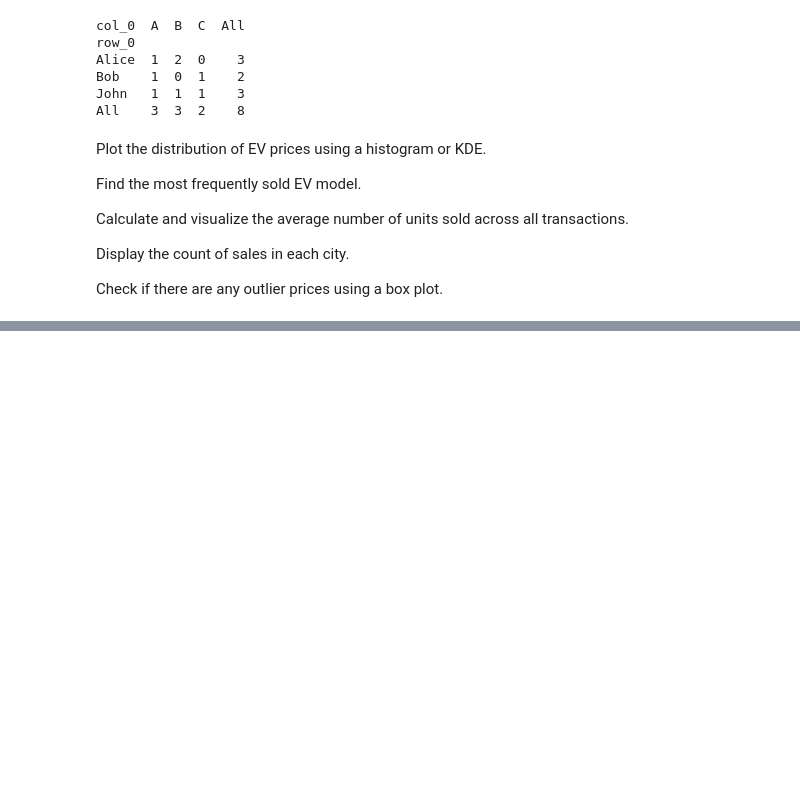
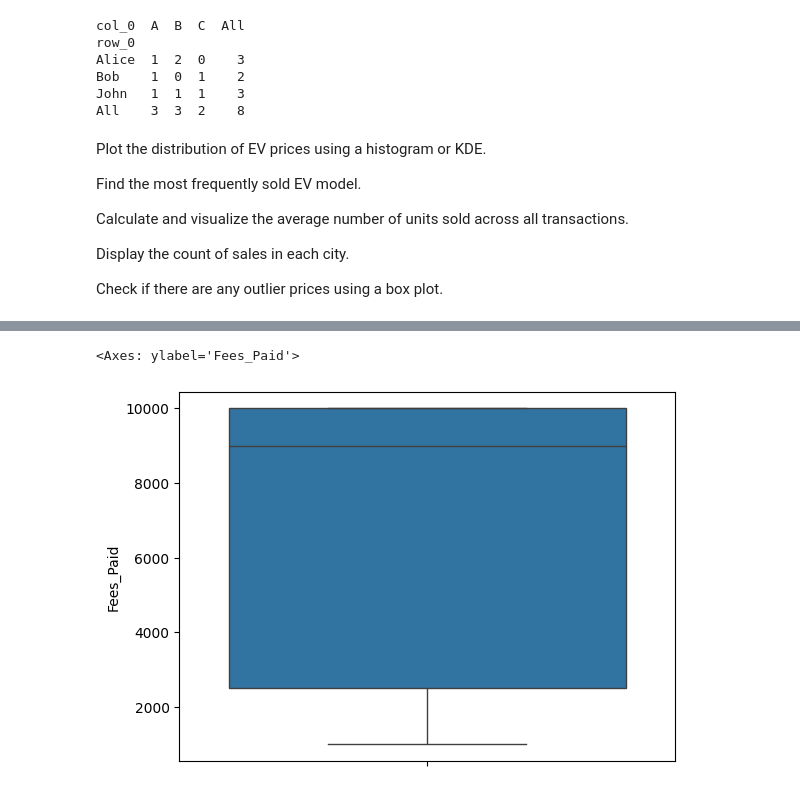
Before and after one commit to harikareddie03/hackathon, a Jupyter notebook: Untitled0.ipynb, the cells around one changed output, grey strips where cells are left out. Cells and saved outputs as stored; diff of their text form; code cells hidden in the pictures; blank space fills up the shorter version.

```diff
--- a/Untitled0.ipynb
+++ b/Untitled0.ipynb
@@ -351,0 +416,11 @@ sns.boxplot(data=ev_sales,x='Price')
+# %%
+Q1=df['Fees_Paid'].quantile(0.25)
+Q3=df['Fees_Paid'].quantile(0.75)
+IQR=Q3-Q1
+lower=Q1-1.5*IQR
+upper=Q3+1.5*IQR
+df=df[(df['Fees_Paid']>lower)&(df['Fees_Paid']<upper)]
+sns.boxplot(data=df,y='Fees_Paid')
+# %% [output]
+<Axes: ylabel='Fees_Paid'>
+[figure, added]
```
Also changed, not shown: parts of 7 cells of this notebook.
